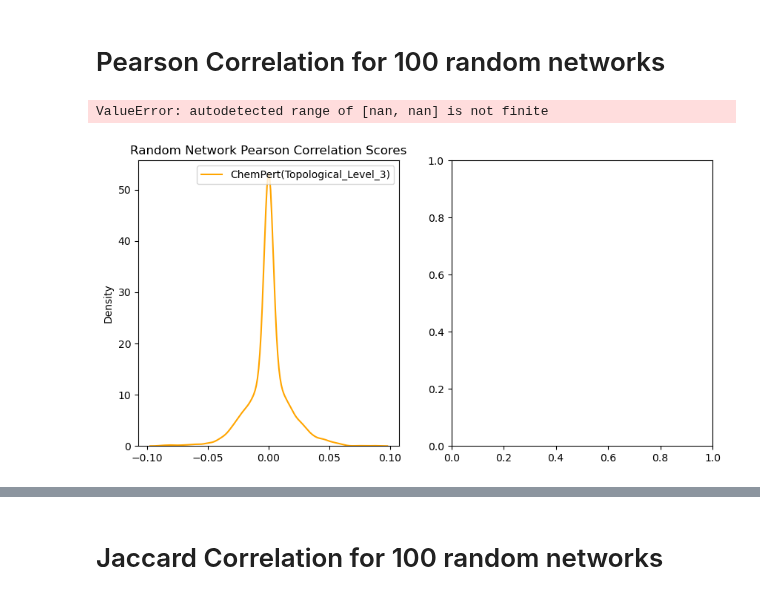
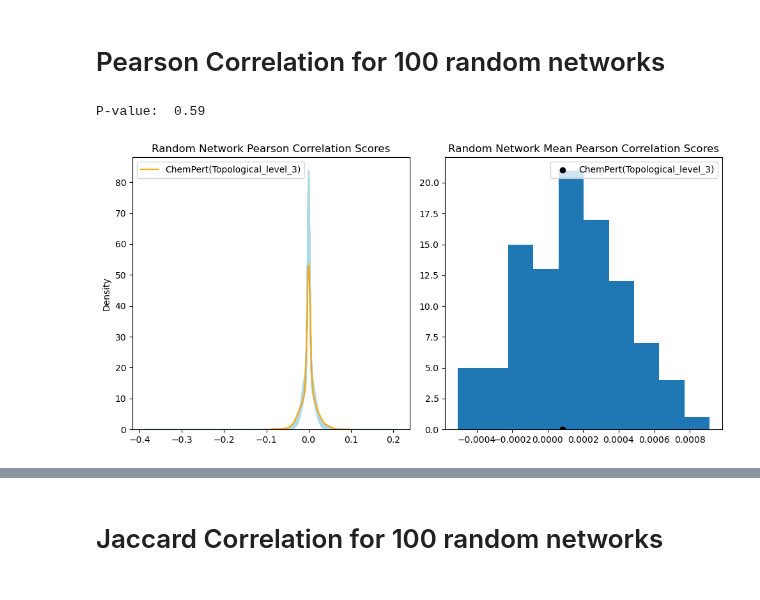
Before and after one commit to enveda/transcriptomic-target-correlation, a Jupyter notebook: notebooks/100_random_networks_correlation.ipynb, the cells around one changed output, grey strips where cells are left out. Drawn from its saved outputs; the diff is of its cells as text; code cells hidden in the pictures.

Commit message:
added new notebooks

```diff
--- a/notebooks/100_random_networks_correlation.ipynb
+++ b/notebooks/100_random_networks_correlation.ipynb
@@ -139,34 +155,15 @@ pearson_corr_df = {}
 colors = ['navy', 'cornflowerblue', 'lightsteelblue','red', 'yellowgreen', 'royalblue', 'lightpink','gold', 'black']
 cosine_corr_df = {}
 jaccard_corr_df = {}
-plt.figure(dpi=300)
 
 #Graph pearson correlation values for each database
-plt.figure(figsize=(10,5), dpi =200)
 for i,database in enumerate(databases):
     #Get pearson correlation values
     pearson_corr_df[database] = get_pearson_corr(target_matrix=target_df[database], \
                                                 transcriptomic_matrix=transcript_df[database])
-
-    #Plot Pearson correlation values
-    plt.subplot(1,2,1)
-    sns.distplot(pearson_corr_df[database].values, color=colors[i], label=database, hist=False)
-    plt.xlim([-.15, .15])
-    plt.legend(title="Pathway Databases")
 
     #Get Jaccard Similarity values
     jaccard_corr_df[database] = get_jaccard_correlation(
         target_matrix=target_df[database],
         transcriptomic_matrix=transcript_df[database]
     )
-
-    #Plot Jaccard Similarity values
-    plt.subplot(1,2,2)
-    sns.distplot(np.array(jaccard_corr_df[database].values), color=colors[i], label=database, hist=False)
-    plt.xlim([-.15, .15])
-    plt.legend(title="Pathway Databases")
-    plt.xlim([-.05,.05])
-
-#Show plot
-plt.tight_layout()
-plt.show()
@@ -178,42 +172,48 @@ plt.show()
 # %%
 #Set initial variables
 current_pearson_corr_df = {}
 current_jaccard_corr_df = {}
 p_values = []
 permutation_means = []
 plt.figure(figsize=(10,5))
+num_random_networks = 100
 
 #Get permutation means for each network
 plt.subplot(1,2,1)
-for i in tqdm_notebook(range(1,101)):
-    network_name = 'random_' + str(i) + '.tsv'
-    current_target = pd.read_csv('../test_data/target_data_frames/shuffled/' + network_name, index_col=0)
+for i in tqdm_notebook(range(1, num_random_networks+1)):
+    network_name = 'random_' + str(i) + '.csv'
+    current_target = pd.read_csv('../test_data/target_data_frames/random_networks/' + network_name, index_col=0)
     num_compounds = current_target.shape[0]
     permutation = current_target.copy().reset_index(drop=True).corrwith(transcript_df['ChemPert'].copy()\
                                                                        .sample(frac=1).reset_index(drop=True),
                                                                    method='pearson',
                                                                    axis=1)
     permutation_means.append(sum(permutation)/num_compounds)
     sns.distplot(permutation, color='lightblue', hist=False)
-sns.distplot(target_df['ChemPert(Topological_Level_3)'].copy().corrwith(transcript_df['ChemPert'].copy(),
+sns.distplot(target_df['ChemPert(Topological_level_3)'].copy().corrwith(transcript_df['ChemPert'].copy(),
                                                                         method='pearson', axis=1),
-            hist=False, color='orange', label='ChemPert(Topological_Level_3)')
+            hist=False, color='orange', label='ChemPert(Topological_level_3)')
 plt.title('Random Network Pearson Correlation Scores')
 plt.legend()
+
+# Calculate p-value
+original_mean = np.sum(target_df['ChemPert(Topological_level_3)'].copy()
+                   .corrwith(transcript_df['ChemPert(Topological_level_3)'].copy(),
+                             method='pearson',
+                             axis=1))/num_compounds
+p_value = (len([x for x in permutation_means if x >= original_mean])+1)/num_random_networks
+print('P-value: ', p_value)
 
 #Plot histogram
 plt.subplot(1,2,2)
 plt.hist(permutation_means)
-plt.scatter(np.sum(target_df['ChemPert(Topological_Level_3)'].copy()
-                   .corrwith(transcript_df['ChemPert(Topological_Level_3)'].copy(),
-                             method='pearson',
-                             axis=1))/num_compounds,0,
-            label='ChemPert(Topological_Level_3)',
+plt.scatter(original_mean,0,
+            label='ChemPert(Topological_level_3)',
             color='black')
 plt.title('Random Network Mean Pearson Correlation Scores')
 plt.legend()
 plt.tight_layout()
 plt.show()
 # %% [output]
-ValueError: autodetected range of [nan, nan] is not finite
+P-value:  0.59
-[figure, old version]
+[figure, new version]
```
Also changed, not shown: parts of 8 cells of this notebook, 4 other files.
